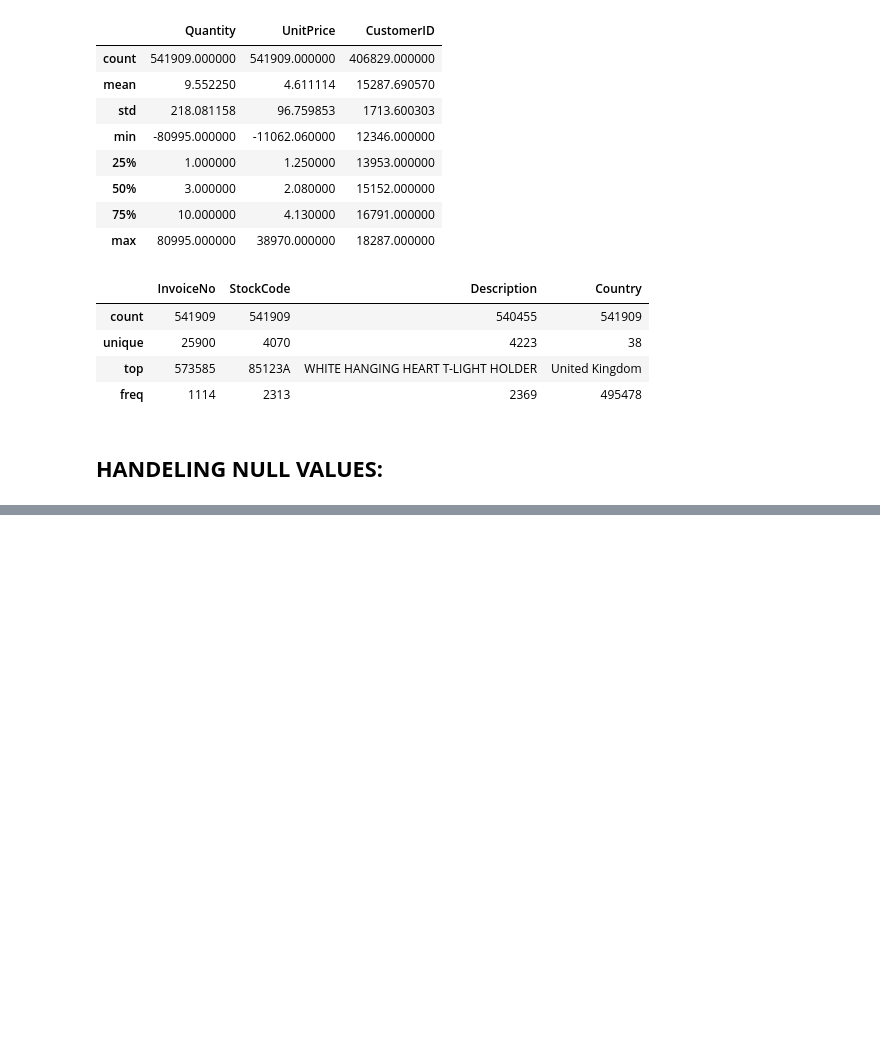
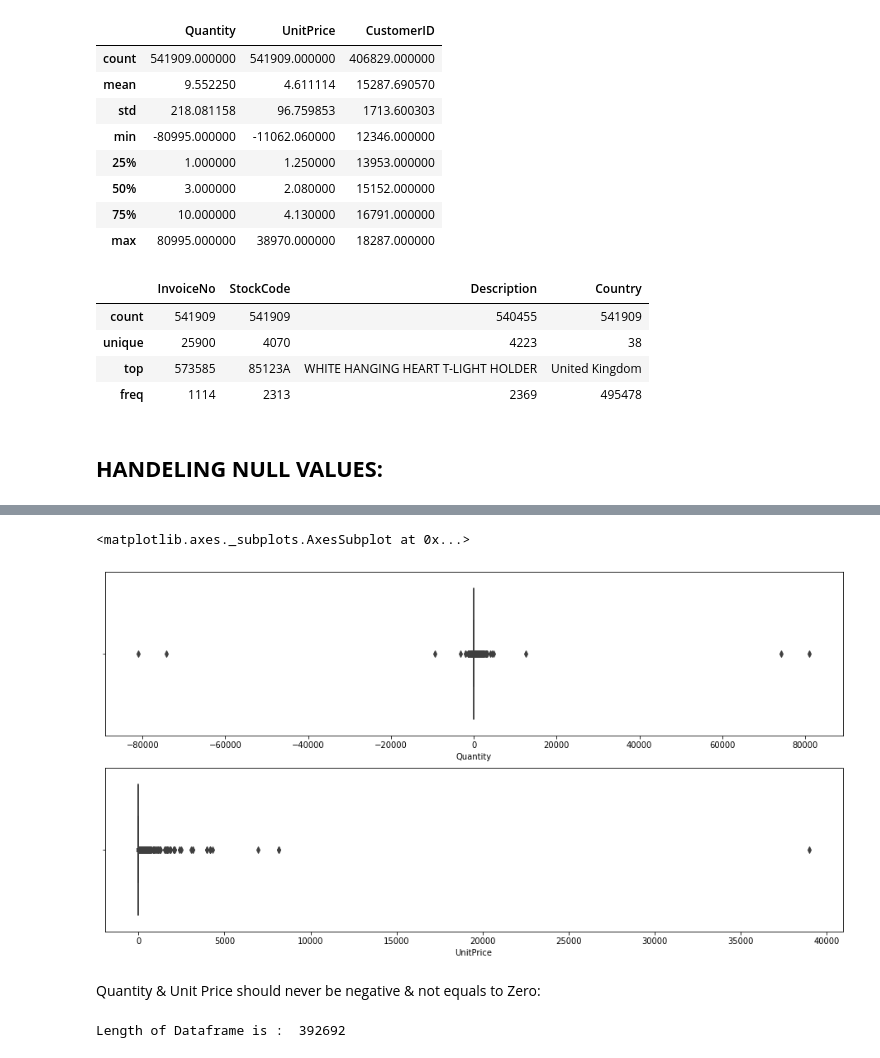
Before and after one commit to Samikshab99/Unsupervised-ML-Customer-Segmentation, a Jupyter notebook: Online_Retail_Customer_Segmentation_Capstone_Project.ipynb, the cells around one changed output, grey strips where cells are left out. Saved outputs shown, nothing was run; the diff lists cells and outputs as text; code cells hidden in the pictures; blank space fills up the shorter version.

```diff
--- a/Online_Retail_Customer_Segmentation_Capstone_Project.ipynb
+++ b/Online_Retail_Customer_Segmentation_Capstone_Project.ipynb
@@ -166,0 +197,3 @@ Length of DataFrame after dropping all the duplicate values :  536641
+# %%
+# Drop the entries where both the CustomerID and Description are null values.
+df.drop(index=df[df['CustomerID'].isna() & df['Description'].isna()].index, inplace=True)
@@ -166,0 +223,3 @@ Length of DataFrame after dropping all the duplicate values :  536641
+# %%
+# Drop the null values in customer ID field
+df.dropna(inplace=True)
@@ -166,0 +258,19 @@ Length of DataFrame after dropping all the duplicate values :  536641
+# %%
+#plotting graph
+plt.figure(figsize=(16,8))
+plt.subplot(2,1,1)
+sns.boxplot(df['Quantity'])
+plt.subplot(2,1,2)
+sns.boxplot(df['UnitPrice'])
+# %% [output]
+<matplotlib.axes._subplots.AxesSubplot at 0x...>
+[figure, added]
+# %% [markdown]
+Quantity & Unit Price should never be negative & not equals to Zero:
+# %%
+# Take the data frame where both the fields are positive in nature
+df = df[df['Quantity'] > 0]
+df = df[df['UnitPrice'] > 0]
+print("Length of Dataframe is : ",len(df))
+# %% [output]
+Length of Dataframe is :  392692
```
Also changed, not shown: parts of 35 cells of this notebook.
